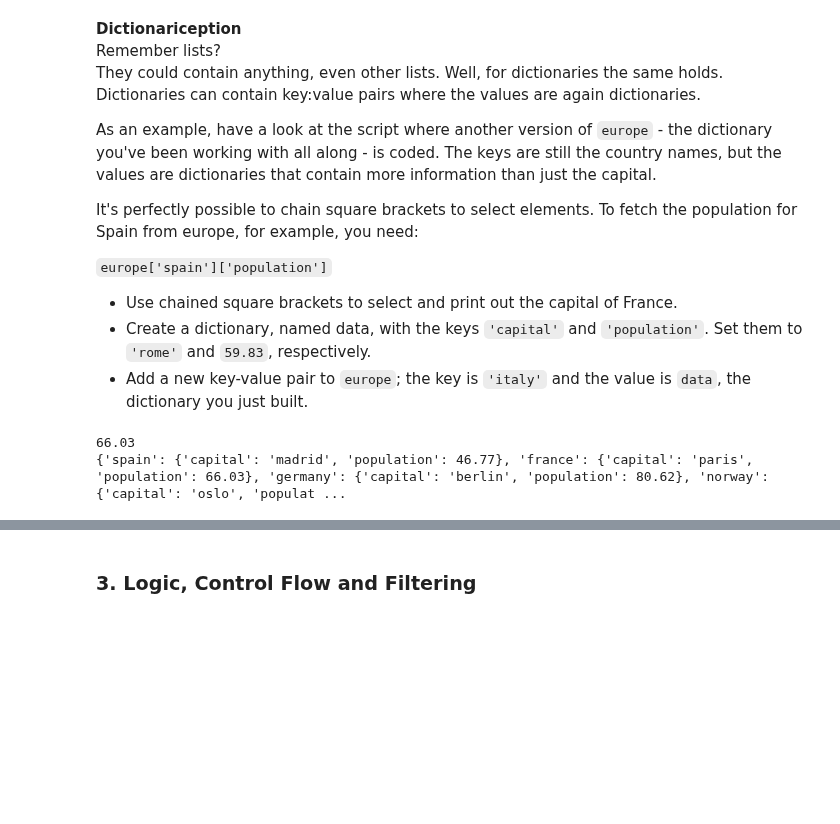
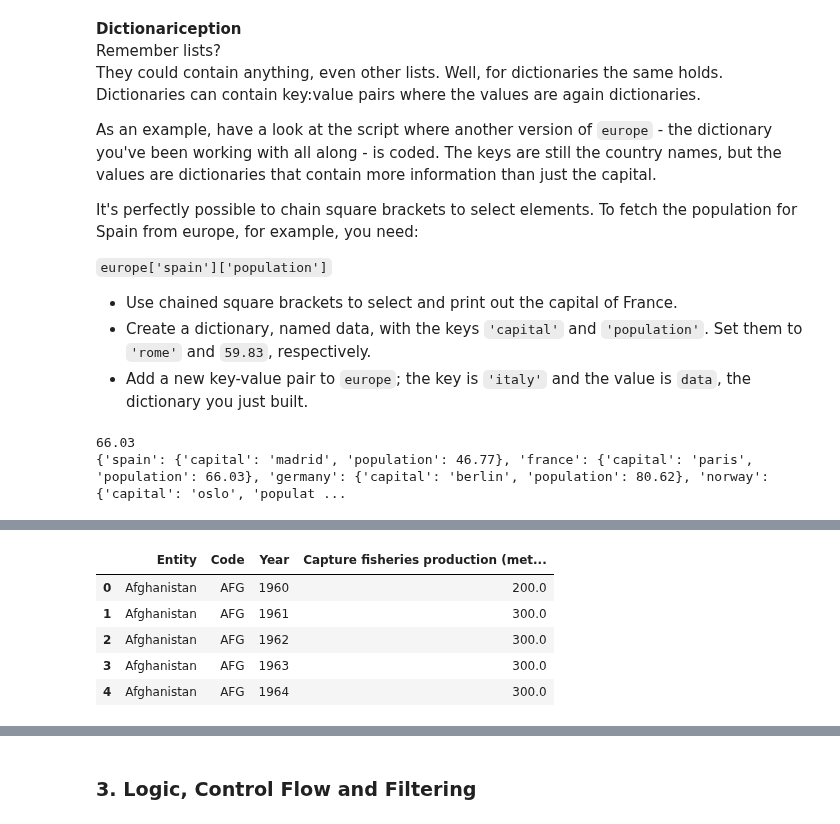
Before and after one commit to flyin01/dc, a Jupyter notebook: Intermediate_python.ipynb, the cells around one changed output, grey strips where cells are left out. Cells and saved outputs as stored; diff of their text form; code cells hidden in the pictures; blank space fills up the shorter version.

```diff
--- a/Intermediate_python.ipynb
+++ b/Intermediate_python.ipynb
@@ -1115,0 +1172,13 @@ TBD
+# %%
+path = "https://raw.githubusercontent.com/rfordatascience/tidytuesday/master/data/2021/2021-10-12/capture-fishery-production.csv"
+
+fish = pd.read_csv(path)
+
+fish.head()
+# %% [output]
+|  | Entity | Code | Year | Capture fisheries production (met... |
+| 0 | Afghanistan | AFG | 1960 | 200.0 |
+| 1 | Afghanistan | AFG | 1961 | 300.0 |
+| 2 | Afghanistan | AFG | 1962 | 300.0 |
+| 3 | Afghanistan | AFG | 1963 | 300.0 |
+| 4 | Afghanistan | AFG | 1964 | 300.0 |
```
Also changed, not shown: parts of 16 cells of this notebook.
